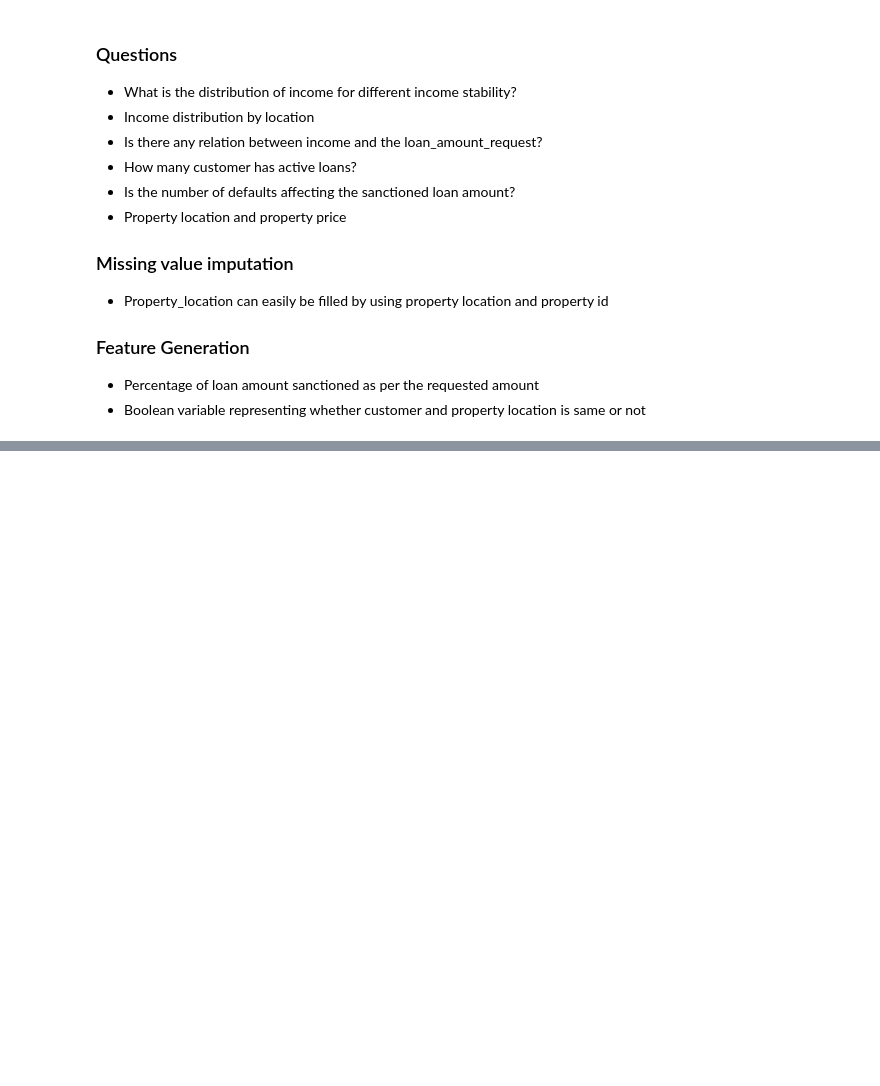
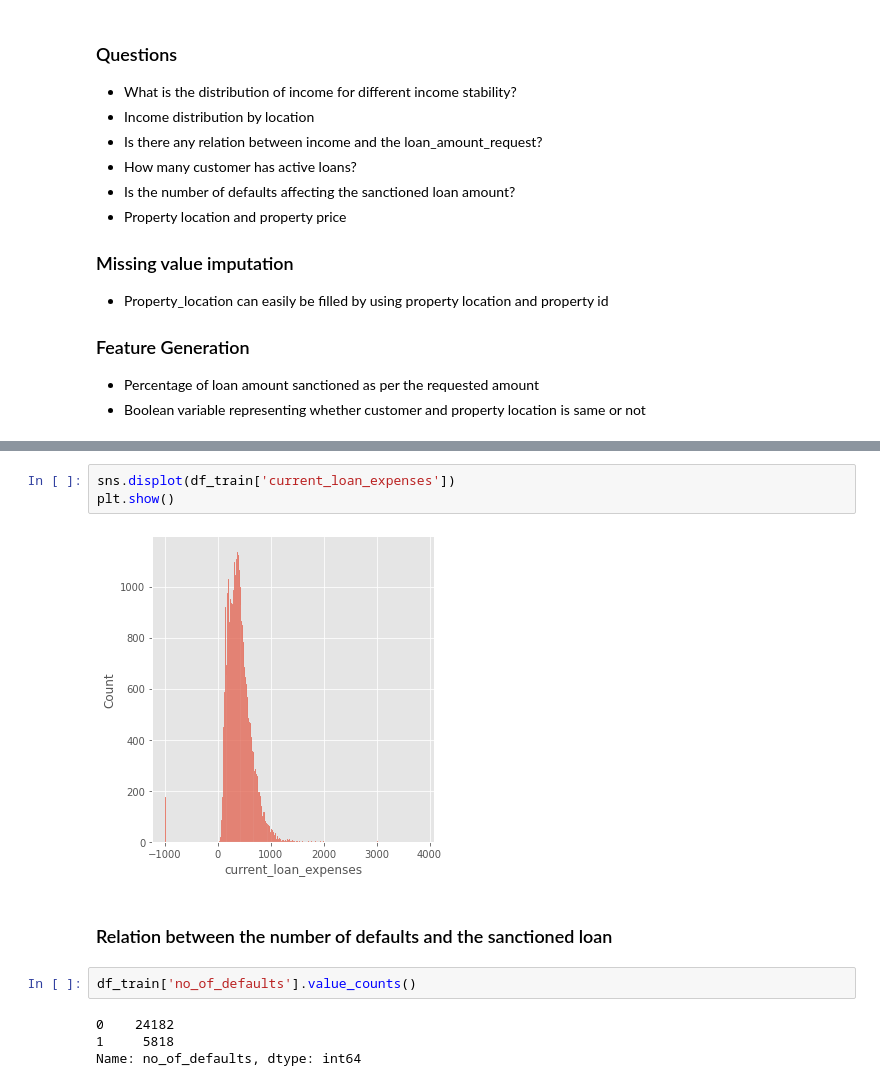
Before and after one commit to sank3t/Loan-Sanction-Amount, a Jupyter notebook: EDA.ipynb, the cells around one changed output, grey strips where cells are left out. Saved outputs shown, nothing was run; the diff lists cells and outputs as text; blank space fills up the shorter version.

```diff
--- a/EDA.ipynb
+++ b/EDA.ipynb
@@ -149,0 +211,13 @@ df_train[['loan_sanction_amount']].describe()
+# %%
+sns.displot(df_train['current_loan_expenses'])
+plt.show()
+# %% [output]
+[figure, added]
+# %% [markdown]
+### Relation between the number of defaults and the sanctioned loan
+# %%
+df_train['no_of_defaults'].value_counts()
+# %% [output]
+0    24182
+1     5818
+Name: no_of_defaults, dtype: int64
```
Also changed, not shown: parts of 16 cells of this notebook.
